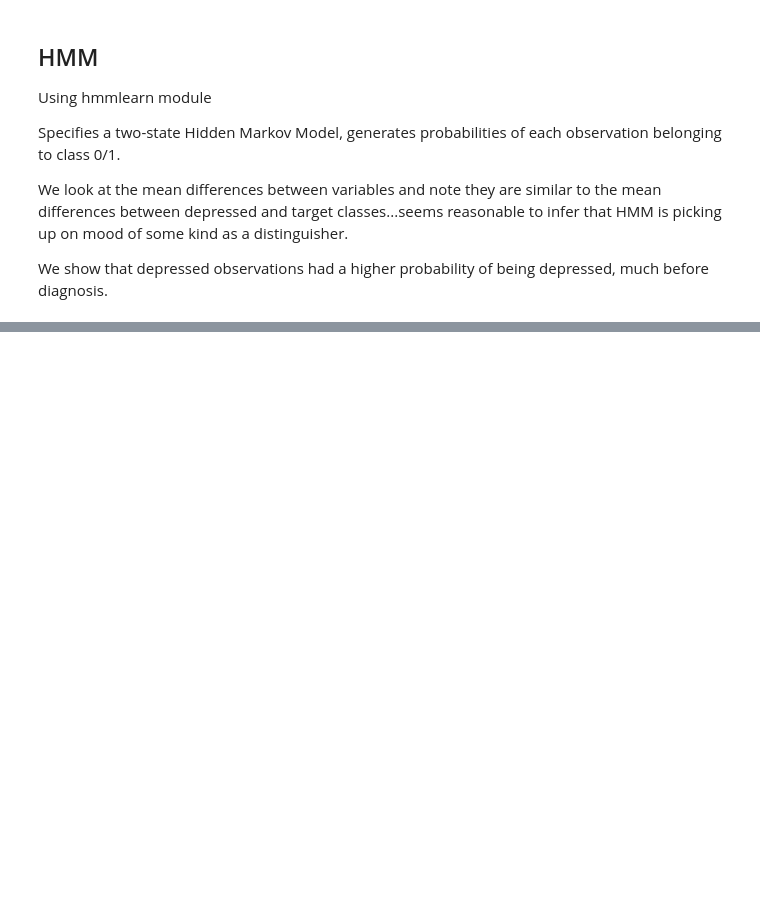
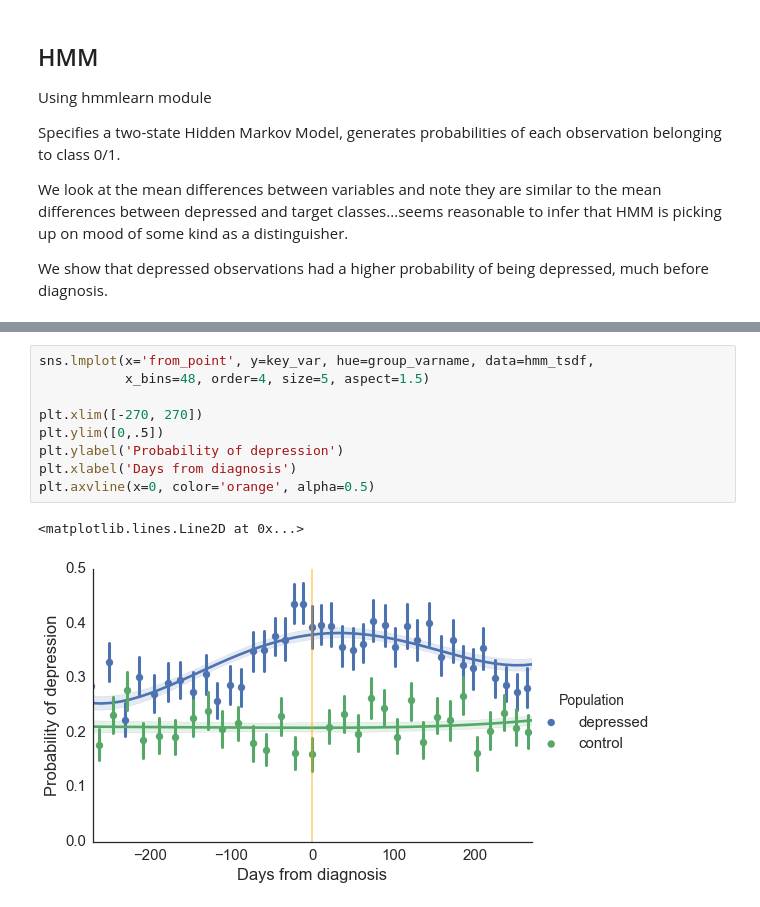
Before and after one commit to andrewreece/predicthealth, a Jupyter notebook: mixture_models.ipynb, the cells around one changed output, grey strips where cells are left out. Saved outputs shown, nothing was run; the diff lists cells and outputs as text; blank space fills up the shorter version.

```diff
--- a/mixture_models.ipynb
+++ b/mixture_models.ipynb
@@ -811 +677,13 @@ plt.legend()
+# %%
+sns.lmplot(x='from_point', y=key_var, hue=group_varname, data=hmm_tsdf,
+           x_bins=48, order=4, size=5, aspect=1.5)
+
+plt.xlim([-270, 270])
+plt.ylim([0,.5])
+plt.ylabel('Probability of depression')
+plt.xlabel('Days from diagnosis')
+plt.axvline(x=0, color='orange', alpha=0.5)
+# %% [output]
+<matplotlib.lines.Line2D at 0x...>
+[figure, added]
 # %%
```
Also changed, not shown: parts of 25 cells of this notebook, 1 other file.
